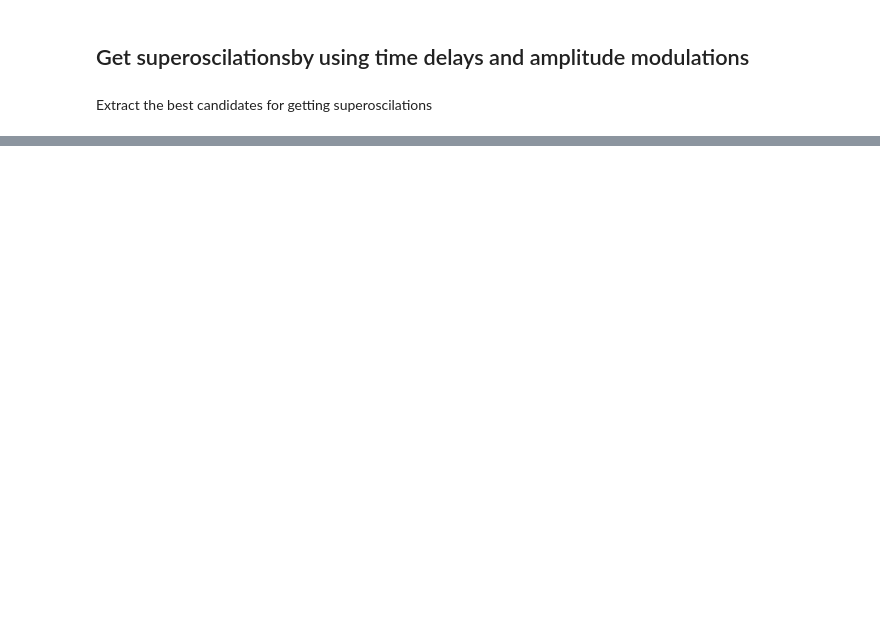
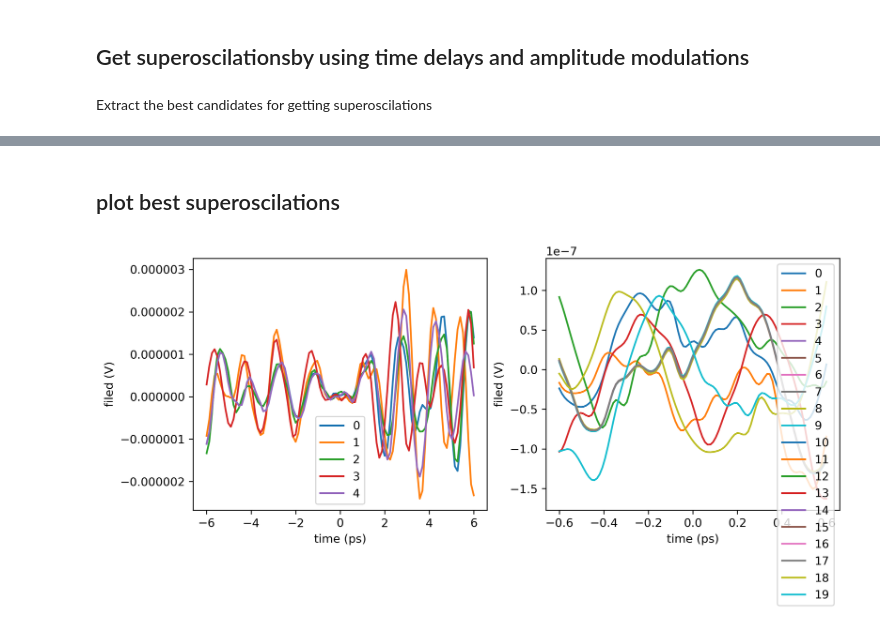
Before and after one commit to dibondar/superoscilations, a Jupyter notebook: superoscillations from experimental data/get superoscillations from 01-07-2022.ipynb, the cells around one changed output, grey strips where cells are left out. Saved outputs shown, nothing was run; the diff lists cells and outputs as text; code cells hidden in the pictures; blank space fills up the shorter version.

```diff
--- a/superoscillations from experimental data/get superoscillations from 01-07-2022.ipynb
+++ b/superoscillations from experimental data/get superoscillations from 01-07-2022.ipynb
@@ -424,0 +445,43 @@ array([-24.05,   2.1 ,   7.  ,   7.75])
+# %% [markdown]
+## plot best superoscilations
+# %%
+def get_combined_field_ampl_modulation(time_delays, amplitudes, time_window):
+    return sum(
+        a * _.interp_field(time_window - delay) for delay, a, _ in zip(time_delays, amplitudes, pulses.values())
+    )
+
+plt.figure(figsize=(10,4), dpi=300)
+plt.title("Best superoscilations with amplitude modulation")
+
+plt.subplot(121)
+
+long_time_window = 10 * time_window
+
+for n, (time_delays, amplitudes) in enumerate(zip(all_time_delays_ampl_modulation[:5], ampl_values[:5])):
+    plt.plot(
+        long_time_window,
+        get_combined_field_ampl_modulation(time_delays, amplitudes, long_time_window),
+        label=str(n)
+    )
+
+plt.xlabel('time (ps)')
+plt.ylabel('filed (V)')
+plt.legend()
+
+plt.subplot(122)
+
+for n, (time_delays, amplitudes) in enumerate(zip(all_time_delays_ampl_modulation[:20], ampl_values[:20])):
+    plt.plot(
+        time_window,
+        get_combined_field_ampl_modulation(time_delays, amplitudes, time_window),
+        label=str(n)
+    )
+
+plt.xlabel('time (ps)')
+plt.ylabel('filed (V)')
+plt.legend()
+
+
+plt.show()
+# %% [output]
+[figure, added]
```
Also changed, not shown: parts of 11 cells of this notebook.
